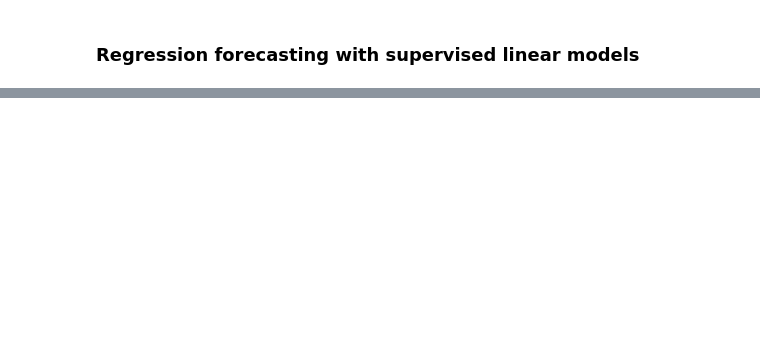
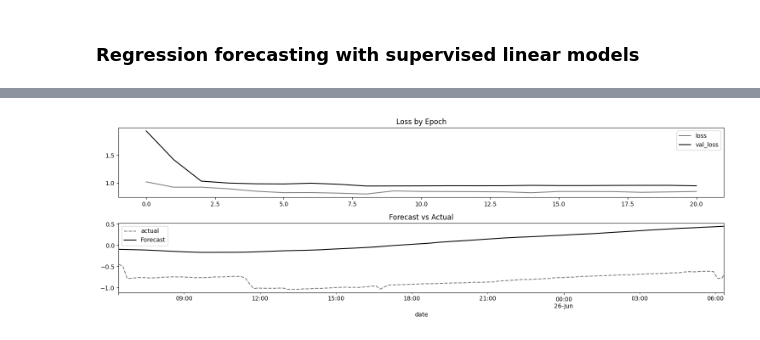
Before and after one commit to ari-apc-lab/croupier, a Jupyter notebook: forecast/forecasting/forecasting.ipynb, the cells around one changed output, grey strips where cells are left out. Drawn from its saved outputs; the diff is of its cells as text; code cells hidden in the pictures; blank space fills up the shorter version.

Commit message:
feat: multi-window forecasting

```diff
--- a/forecast/forecasting/forecasting.ipynb
+++ b/forecast/forecasting/forecasting.ipynb
@@ -569,0 +732,32 @@ one_step_results[cols].sort_values('MASE')
+# %%
+# Generate dataset for DL from timeseries
+period = a_day_period
+win_in, win_out = period, period
+timeseries = dataset['avg_queue_time_per_job']
+df_multistep_forecast = multiple_output(timeseries, win_in, win_out)
+# Scale and split dataset
+scaler = StandardizeDL(df_multistep_forecast)
+train_df, test_df, val_df = scaler.fit_transform()
+(y_train, y_val, y_test,
+ x_train, x_val, x_test) = features_target_multistep(train_df, val_df, test_df)
+# x_test_inverse_scaled = scaler.inverse_y(x_test)
+# y_test_inverse_scaled = scaler.inverse_y(y_test)
+evaluation = {}
+# %%
+# Define and instantiate RNN forecasting model
+def create_RNN_multistep_model(train, units, y, dropout=0.2):
+    model = keras.Sequential()
+    model.add(SimpleRNN(units=units,
+                        return_sequences=False,
+                        input_shape=(train.shape[1],
+                                     train.shape[2])))
+    model.add(Dropout(dropout))
+    model.add(Dense(y.shape[1]))
+
+    return model
+
+tf.keras.backend.clear_session()
+model_RNN_multistep = create_RNN_multistep_model(train=x_train, y=y_train, units=y_train.shape[1])
+# %%
+# Train model
+history_a_RNN_multistep = train_model_ts(model_RNN_multistep, x_train, y_train, x_val, y_val)
@@ -569,0 +777,3 @@ one_step_results[cols].sort_values('MASE')
+# %%
+plot_multistep_forecast(model_RNN_multistep, x_test, y_test, test_df.index[0:period], history_a_RNN_multistep)
+# %% [output]
@@ -569,0 +781 @@ one_step_results[cols].sort_values('MASE')
+[figure, added]
```
Also changed, not shown: parts of 17 cells of this notebook.
